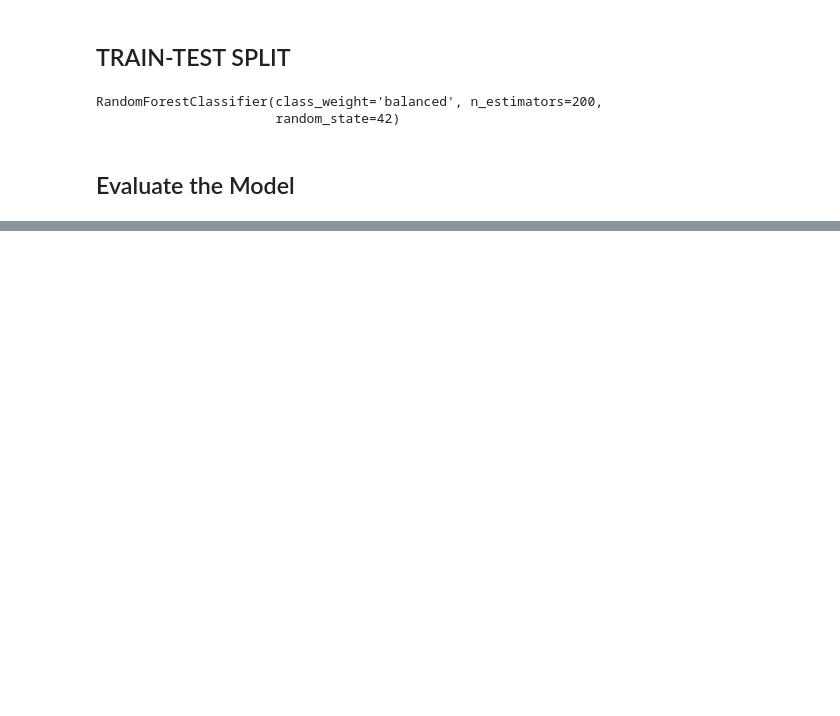
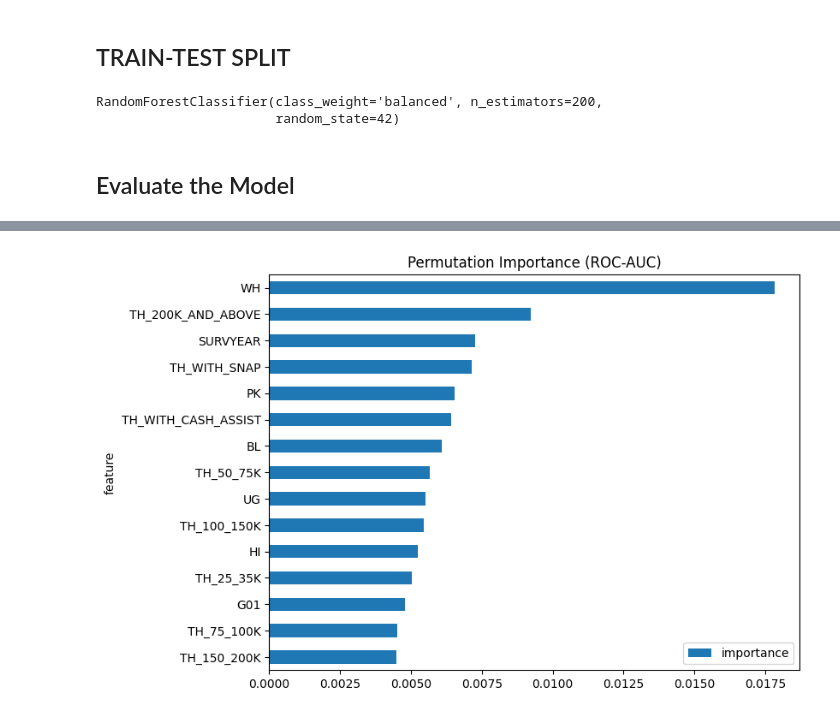
Before and after one commit to caparcom/Customer_Churn_Capstone, a Jupyter notebook: src/johnny_2.ipynb, the cells around one changed output, grey strips where cells are left out. Cells and saved outputs as stored; diff of their text form; code cells hidden in the pictures; blank space fills up the shorter version.

```diff
--- a/src/johnny_2.ipynb
+++ b/src/johnny_2.ipynb
@@ -144,0 +120,23 @@ print(feature_importance.head(15))
+# %%
+# Running a feature importance check
+from sklearn.inspection import permutation_importance
+
+result = permutation_importance(
+    randomForest,
+    x_test,
+    y_test,
+    n_repeats=3,
+    random_state=42,
+    scoring="roc_auc",
+    n_jobs=-1
+)
+
+perm_importance = pd.DataFrame({
+    "feature": x_test.columns,
+    "importance": result.importances_mean
+
+}).sort_values(by="importance", ascending=False)
+
+print(perm_importance.head(15))
+
+# The importance value is based on the "roc_auc". WH for example reduces ranking ability by .017825 AUC if the variable is destroyed. Essentially shuffling the value of WH to randomly assigned schools, destroying the relationship between WH and strain.
@@ -144,0 +183,14 @@ print(feature_importance.head(15))
+# %%
+# Representing feature importance in a bar graph
+perm_importance.head(15).plot.barh(
+    x="feature",
+    y="importance",
+    figsize=(8,6)
+)
+plt.gca().invert_yaxis()
+plt.title("Permutation Importance (ROC-AUC)")
+plt.show()
+
+# The larger the bar, the larger the performance, which also means the larger the model reliance on this feature.
+# %% [output]
+[figure, added]
```
Also changed, not shown: parts of 27 cells of this notebook.
